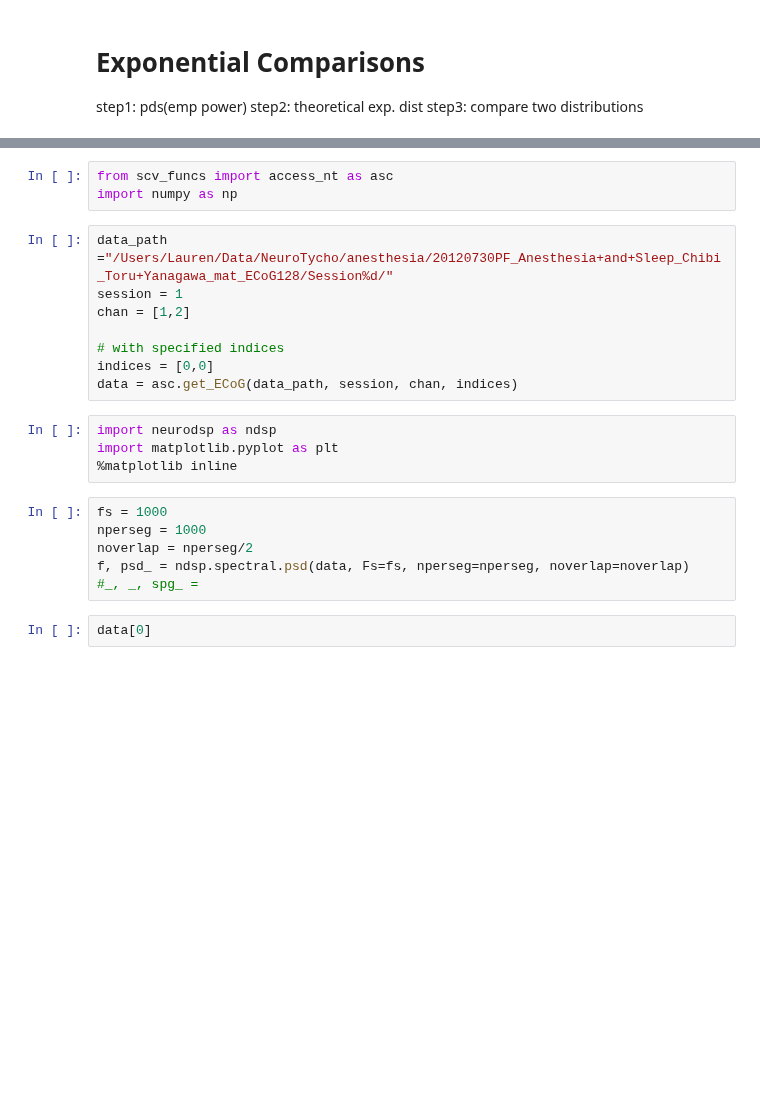
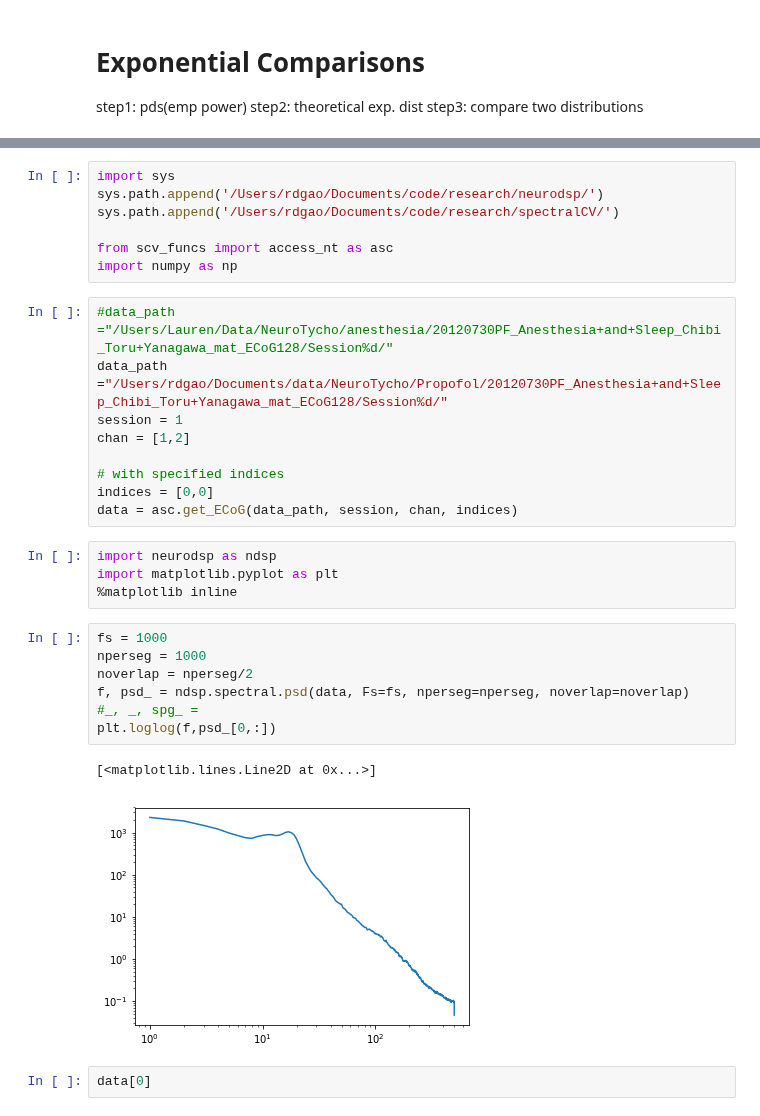
Before and after one commit to voytekresearch/SpectralCA, a Jupyter notebook: analysis_notebooks/exp_comparisons.ipynb, the cells around one changed output, grey strips where cells are left out. Cells and saved outputs as stored; diff of their text form; blank space fills up the shorter version.

```diff
--- a/analysis_notebooks/exp_comparisons.ipynb
+++ b/analysis_notebooks/exp_comparisons.ipynb
@@ -10,8 +10,13 @@ C:\Users\Lauren\Voytek\spectralCV
 # %%
+import sys
+sys.path.append('/Users/rdgao/Documents/code/research/neurodsp/')
+sys.path.append('/Users/rdgao/Documents/code/research/spectralCV/')
+
 from scv_funcs import access_nt as asc
 import numpy as np
 # %%
-data_path ="/Users/Lauren/Data/NeuroTycho/anesthesia/20120730PF_Anesthesia+and+Sleep_Chibi_Toru+Yanagawa_mat_ECoG128/Session%d/"
+#data_path ="/Users/Lauren/Data/NeuroTycho/anesthesia/20120730PF_Anesthesia+and+Sleep_Chibi_Toru+Yanagawa_mat_ECoG128/Session%d/"
+data_path ="/Users/rdgao/Documents/data/NeuroTycho/Propofol/20120730PF_Anesthesia+and+Sleep_Chibi_Toru+Yanagawa_mat_ECoG128/Session%d/"
 session = 1
 chan = [1,2]
 
@@ -25,9 +30,13 @@ import matplotlib.pyplot as plt
 # %%
 fs = 1000
 nperseg = 1000
 noverlap = nperseg/2
 f, psd_ = ndsp.spectral.psd(data, Fs=fs, nperseg=nperseg, noverlap=noverlap)
 #_, _, spg_ =
+plt.loglog(f,psd_[0,:])
+# %% [output]
+[<matplotlib.lines.Line2D at 0x...>]
+[figure, added]
 # %%
 data[0]
 # %% [output]
```
Also changed, not shown: parts of 9 cells of this notebook.
